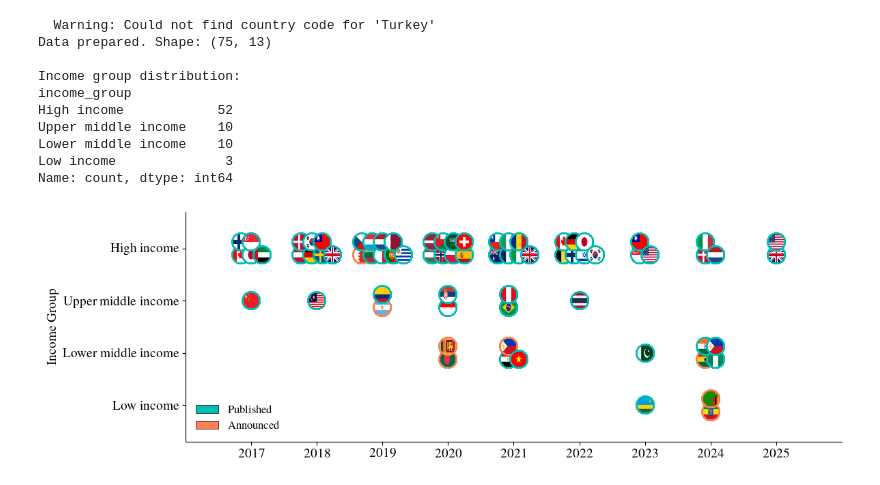
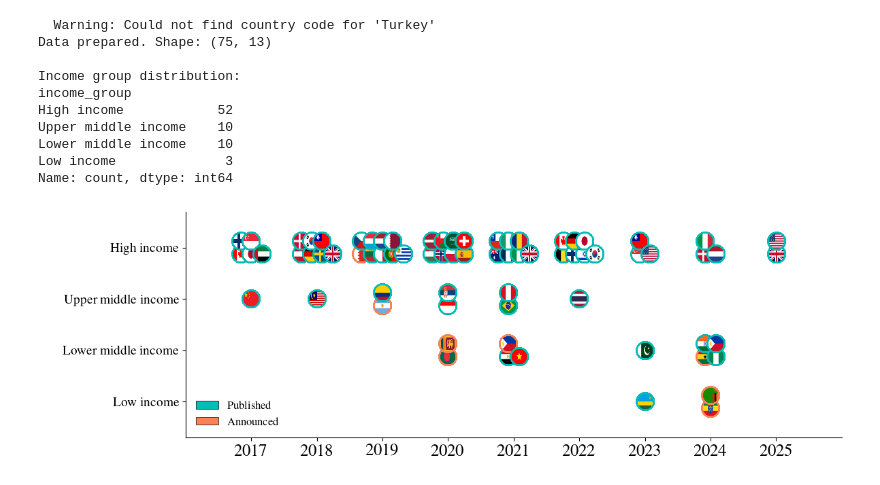
Before and after one commit to ljvmiranda921/edgeml-survey, a Jupyter notebook: notebooks/2026-02-12-figures-for-paper.ipynb, the cells around one changed output. Drawn from its saved outputs; the diff is of its cells as text; code cells hidden in the pictures.

```diff
--- a/notebooks/2026-02-12-figures-for-paper.ipynb
+++ b/notebooks/2026-02-12-figures-for-paper.ipynb
@@ -1311,38 +1311,38 @@ ax.set_yticklabels(INCOME_ORDER)
 
 # Set x-ticks for years
 ax.set_xticks(range(2017, 2026))
-ax.set_xticklabels([str(y) for y in range(2017, 2026)])
+ax.set_xticklabels([str(y) for y in range(2017, 2026)], fontsize=18)
 
 # ax.set_ylabel("Income Group")
 
 # Add legend for status colors
 legend_elements = [
     mpatches.Patch(
         facecolor=CAMBRIDGE_COLORS["cambridge_warm_blue"],
         edgecolor="black",
         linewidth=0.5,
         label="Published",
     ),
     mpatches.Patch(
         facecolor=CAMBRIDGE_COLORS["crest"],
         edgecolor="black",
         linewidth=0.5,
         label="Announced",
     ),
 ]
 ax.legend(handles=legend_elements, loc="lower left", frameon=False)
 
 # Remove top and right spines
 ax.spines["top"].set_visible(False)
 ax.spines["right"].set_visible(False)
 
 fig.tight_layout()
 fig.savefig(
     OUTPUT_DIR / "national_ai_strategies_timeline.pdf", bbox_inches="tight", dpi=300
 )
 plt.show()
 # %% [output]
-[figure, old version]
+[figure, new version]
 # %%
 df_st = pd.read_csv("data/national_ai_strategies.csv").sort_values(
     by=["year_published", "country"], ascending=True
```
